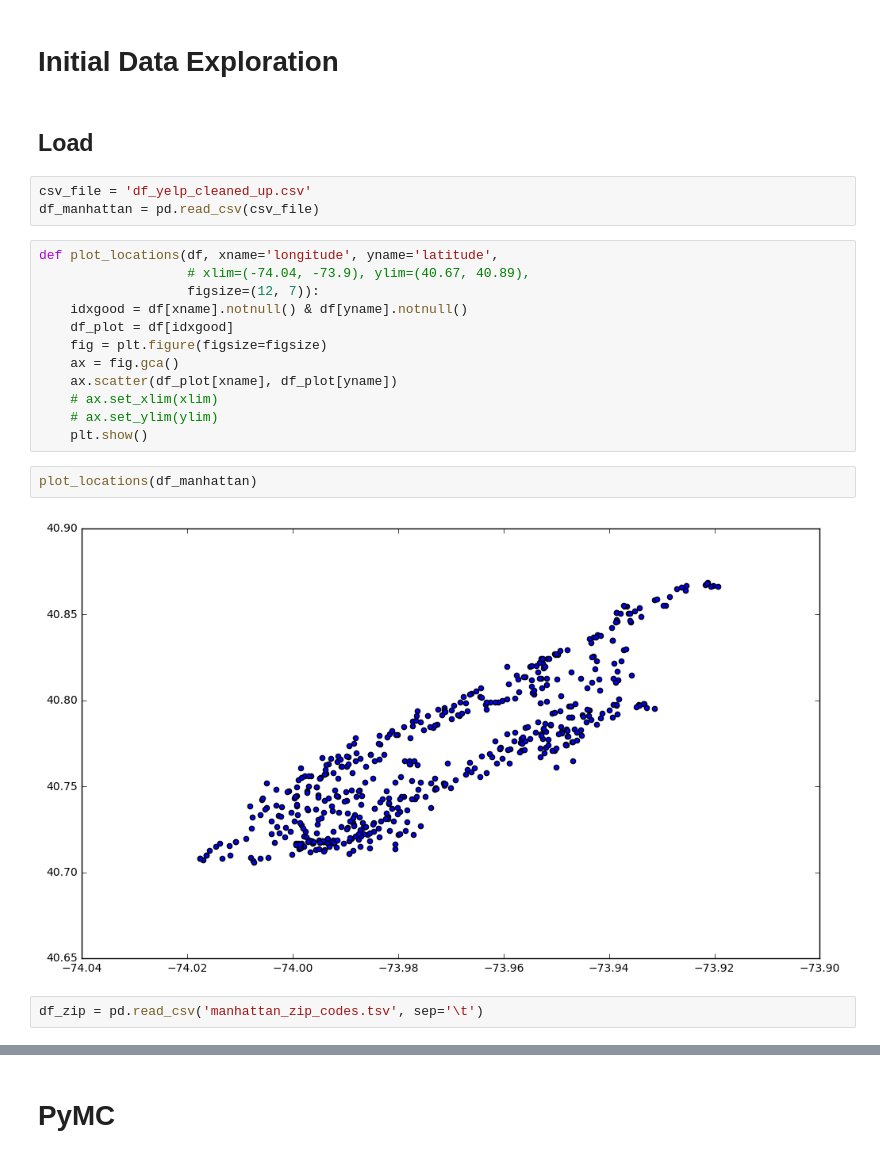
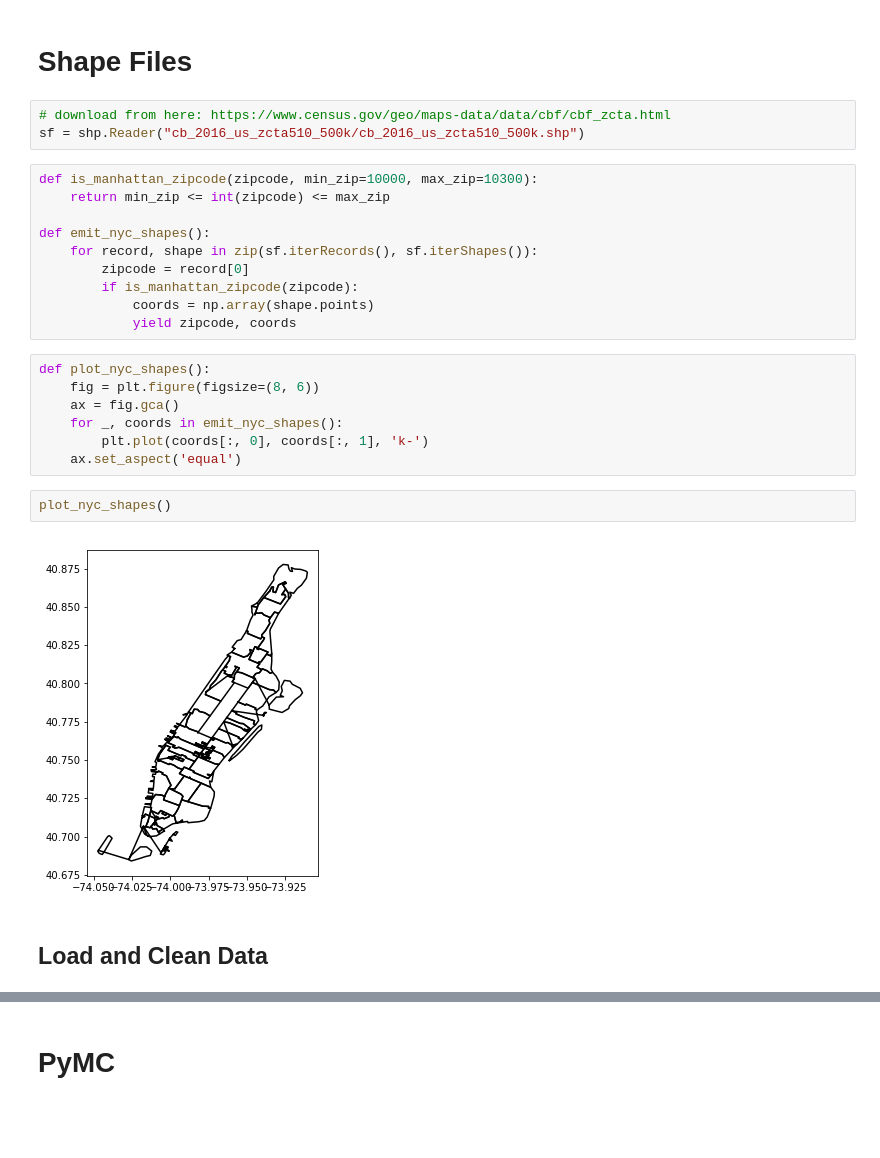
Before and after one commit to varunprajan/nyc-food, a Jupyter notebook: Model.ipynb, the cells around one changed output, grey strips where cells are left out. Cells and saved outputs as stored; diff of their text form; blank space fills up the shorter version.

```diff
--- a/Model.ipynb
+++ b/Model.ipynb
@@ -7,28 +8,31 @@ from collections import Counter
 %autoreload 2
 %matplotlib inline
 pd.options.mode.chained_assignment = None  # default='warn'
-# %% [markdown]
-# Initial Data Exploration
+# %% [markdown]
+# Shape Files
+# %%
+# download from here: https://www.census.gov/geo/maps-data/data/cbf/cbf_zcta.html
+sf = shp.Reader("cb_2016_us_zcta510_500k/cb_2016_us_zcta510_500k.shp")
+# %%
+def is_manhattan_zipcode(zipcode, min_zip=10000, max_zip=10300):
+    return min_zip <= int(zipcode) <= max_zip
+
+def emit_nyc_shapes():
+    for record, shape in zip(sf.iterRecords(), sf.iterShapes()):
+        zipcode = record[0]
+        if is_manhattan_zipcode(zipcode):
+            coords = np.array(shape.points)
+            yield zipcode, coords
+# %%
+def plot_nyc_shapes():
+    fig = plt.figure(figsize=(8, 6))
+    ax = fig.gca()
+    for _, coords in emit_nyc_shapes():
+        plt.plot(coords[:, 0], coords[:, 1], 'k-')
+    ax.set_aspect('equal')
+# %%
+plot_nyc_shapes()
+# %% [output]
+[figure, added]
 # %% [markdown]
-## Load
+## Load and Clean Data
-# %%
-csv_file = 'df_yelp_cleaned_up.csv'
-df_manhattan = pd.read_csv(csv_file)
-# %%
-def plot_locations(df, xname='longitude', yname='latitude',
-                   # xlim=(-74.04, -73.9), ylim=(40.67, 40.89),
-                   figsize=(12, 7)):
-    idxgood = df[xname].notnull() & df[yname].notnull()
-    df_plot = df[idxgood]
-    fig = plt.figure(figsize=figsize)
-    ax = fig.gca()
-    ax.scatter(df_plot[xname], df_plot[yname])
-    # ax.set_xlim(xlim)
-    # ax.set_ylim(ylim)
-    plt.show()
-# %%
-plot_locations(df_manhattan)
-# %% [output]
-[figure, removed]
-# %%
-df_zip = pd.read_csv('manhattan_zip_codes.tsv', sep='\t')
```
Also changed, not shown: parts of 37 cells of this notebook, 5 other files.
